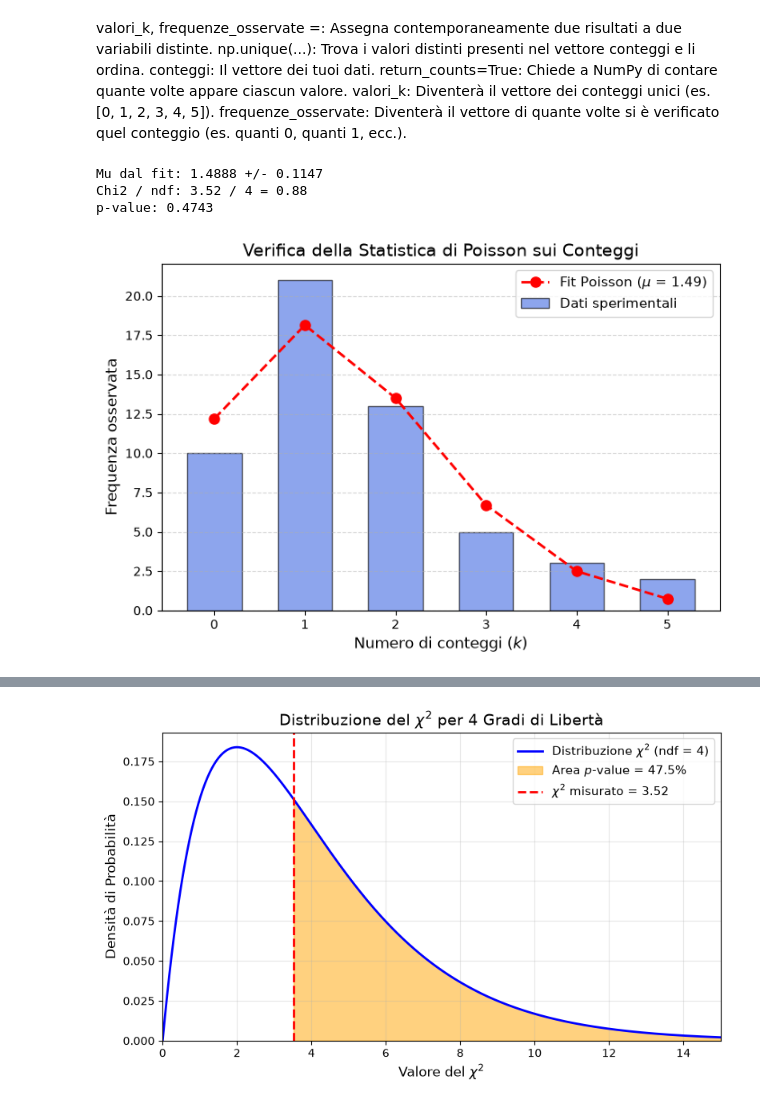
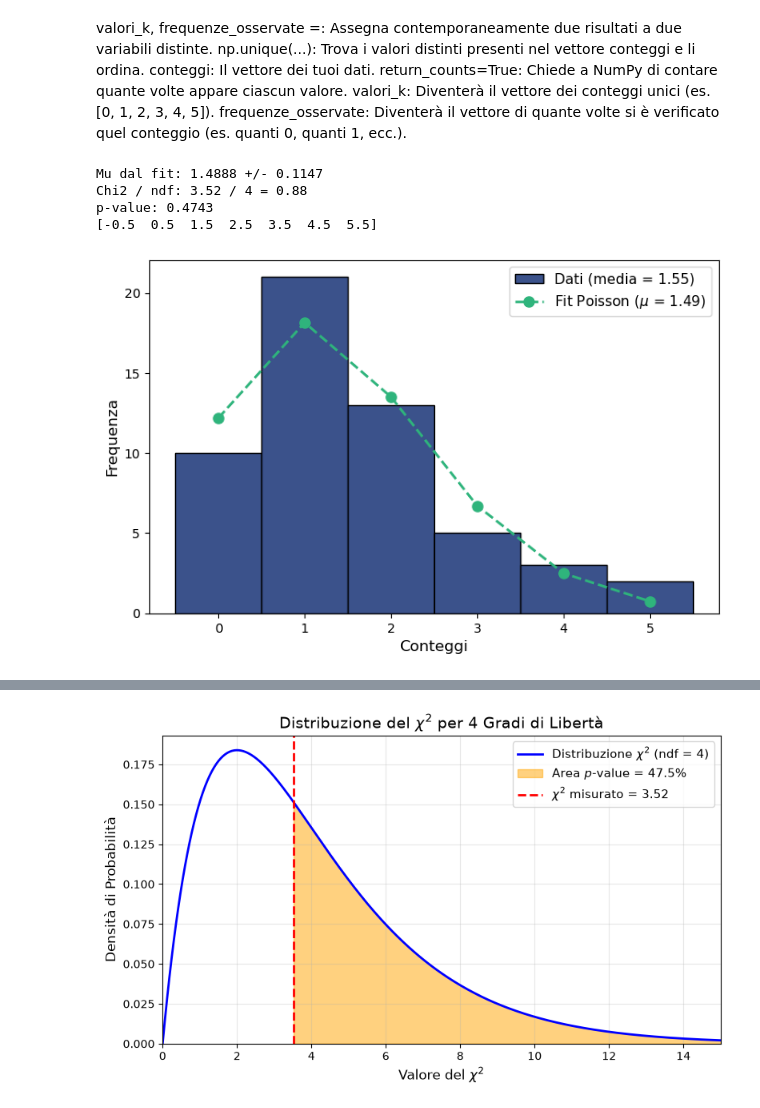
Before and after one commit to sofiamanzini/esperienza-preliminare, a Jupyter notebook: codicebo.ipynb, the cells around one changed output, grey strips where cells are left out. Cells and saved outputs as stored; diff of their text form; code cells hidden in the pictures.

Commit message:
Coincidenze e conteggi

```diff
--- a/codicebo.pynb.ipynb
+++ b/codicebo.ipynb
@@ -122,16 +122,24 @@ plt.figure(figsize=(8, 5))
 # color='royalblue': colore interno blu
 # edgecolor='black': bordo nero
 # label: testo da visualizzare nella legenda
-plt.bar(
-    valori_k,
-    frequenze_osservate,
-    width=0.6,
-    alpha=0.6,
-    color="royalblue",
-    edgecolor="black",
-    label="Dati sperimentali",
-)
+#plt.bar(
+#    valori_k,
+#    frequenze_osservate,
+#    width=0.6,
+#    alpha=0.6,
+#    color="royalblue",
+#    edgecolor="black",
+#    label="Dati sperimentali",
+#)
 
+colors = plt.cm.viridis(0.25)
+
+bins = np.arange(N.min() - 0.5, N.max() + 1.5, 1  )
+print(bins)
+plt.hist(N, bins=bins, alpha=1, edgecolor="black",
+        label="Dati (media = 1.55)", color=colors)
+
+valori_k, frequenze_osservate = np.unique(conteggi, return_counts=True)
 
 # 14. Sovrapponiamo i punti del fit di Poisson uniti da una linea tratteggiata
 # 'ro--': marcatori circolari 'o' rossi 'r' uniti da linea tratteggiata '--'
@@ -141,41 +149,45 @@ plt.bar(
 plt.plot(
     valori_k,
     frequenze_attese,
+
     "ro--",
+    color=plt.cm.viridis(0.65),
     linewidth=2,
     markersize=8,
     label=rf"Fit Poisson ($\mu$ = {mu_fit:.2f})",
 )
 
 
 # 15. Aggiungiamo l'etichetta dell'asse X con notazione LaTeX per il carattere k
-plt.xlabel("Numero di conteggi ($k$)", fontsize=12)
+plt.xlabel("Conteggi", fontsize=12)
 
 
 # 16. Aggiungiamo l'etichetta dell'asse Y
-plt.ylabel("Frequenza osservata", fontsize=12)
+plt.ylabel("Frequenza", fontsize=12)
 
 
 # 17. Impostiamo il titolo del grafico
-plt.title("Verifica della Statistica di Poisson sui Conteggi", fontsize=14)
+#plt.title("Verifica della Statistica di Poisson sui Conteggi", fontsize=14)
 
 
 # 18. Fissiamo i tick dell'asse X nei soli valori interi presenti in valori_k
 plt.xticks(valori_k)
+plt.yticks([0,5,10,15,20])
 
 
 # 19. Aggiungiamo una griglia orizzontale di supporto visivo leggermente trasparente
-plt.grid(axis="y", linestyle="--", alpha=0.5)
+#plt.grid(axis="y", linestyle="--", alpha=0.5)
 
 
 # 20. Inseriamo la legenda nel grafico con font di dimensione 11
 plt.legend(fontsize=11)
 
 
 # 21. Mostriamo a schermo il grafico generato all'interno del Jupyter Notebook
 plt.show()
 # %% [output]
 Mu dal fit: 1.4888 +/- 0.1147
 Chi2 / ndf: 3.52 / 4 = 0.88
 p-value: 0.4743
+[-0.5  0.5  1.5  2.5  3.5  4.5  5.5]
-[figure, old version]
+[figure, new version]
```
Also changed, not shown: parts of 1 cell of this notebook, 10 other files.
